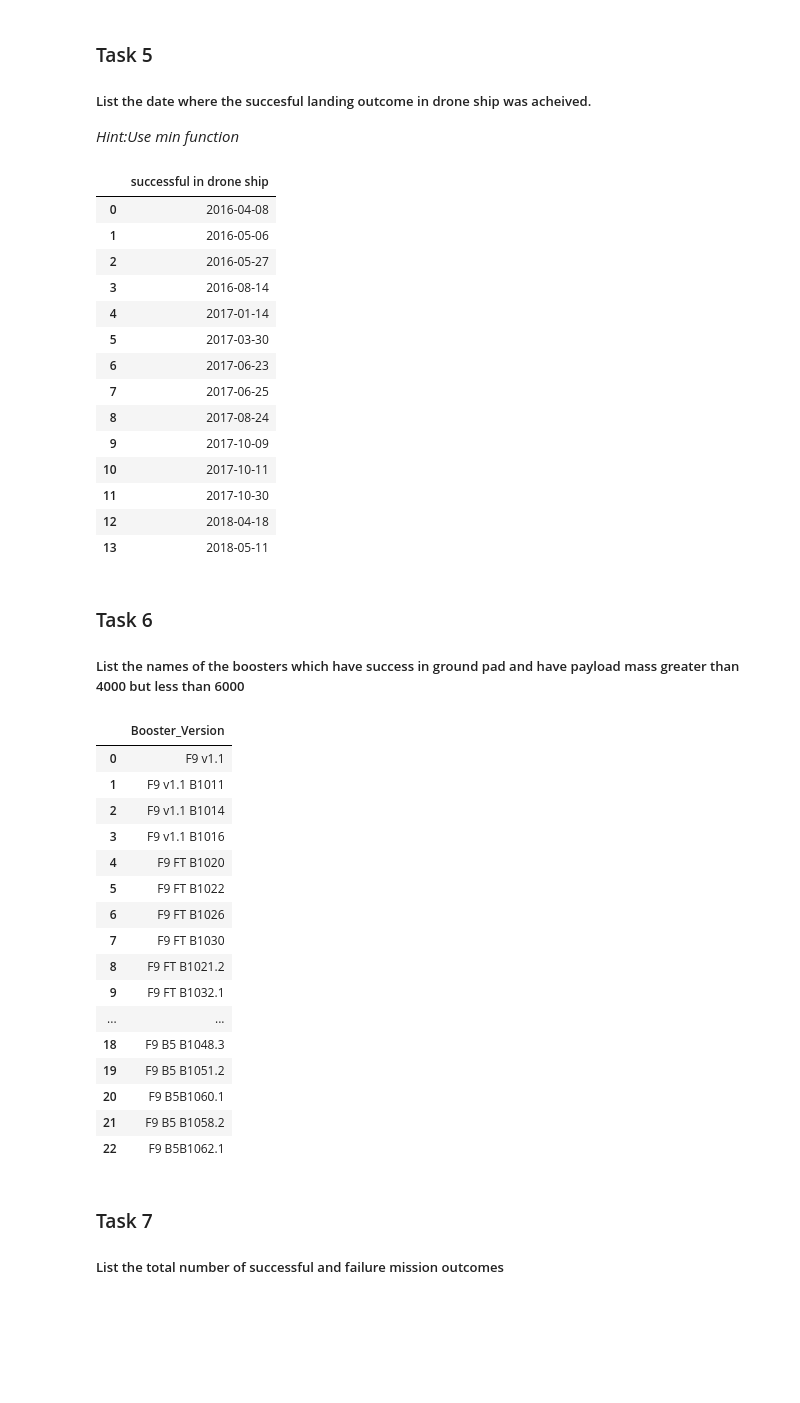
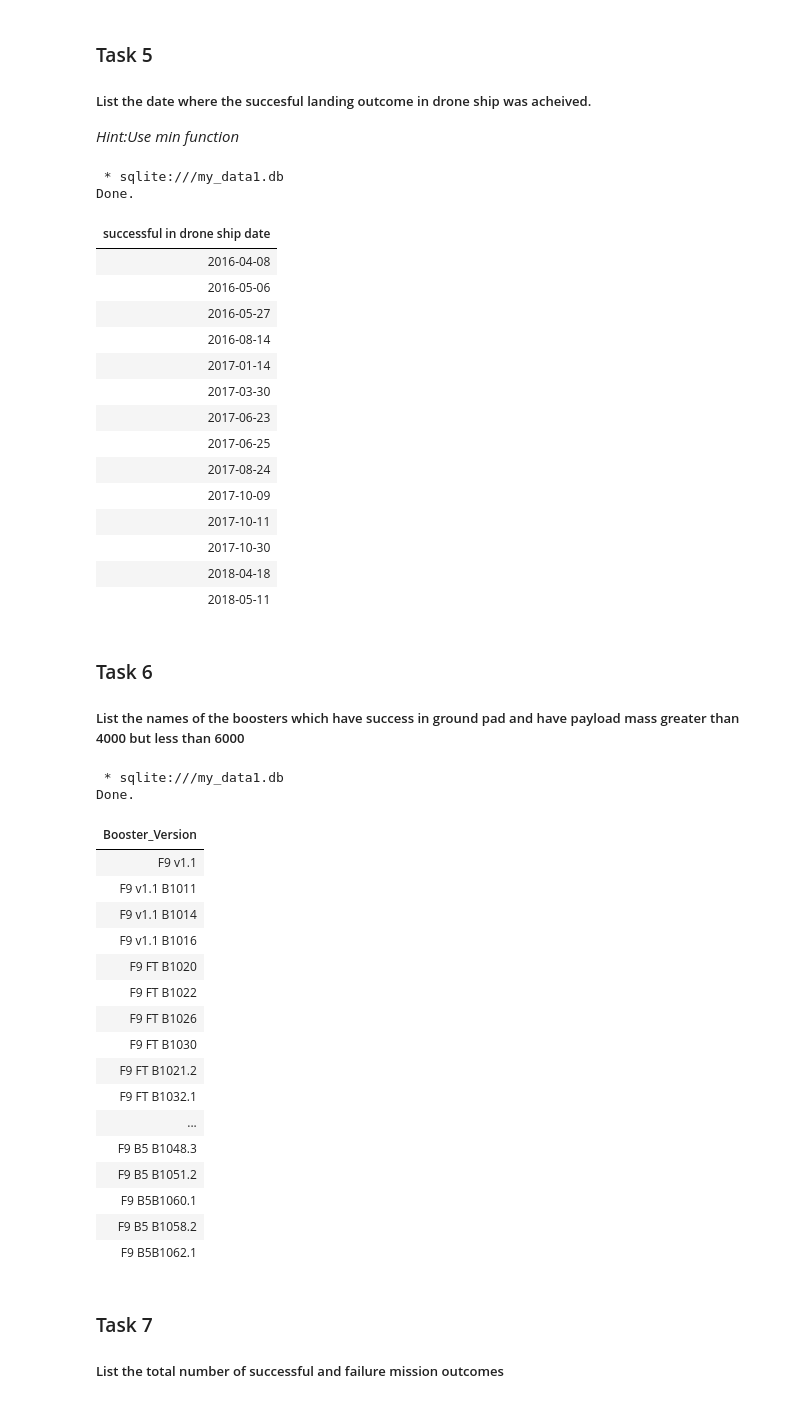
Before and after one commit to bigtomate/python_data_science_ML_capstone_project, a Jupyter notebook: module2_EDA/jupyter-labs-eda-sql-edx-sqllite-v1.ipynb, the cells around one changed output. Drawn from its saved outputs; the diff is of its cells as text; code cells hidden in the pictures; blank space fills up the shorter version.

```diff
--- a/module2_EDA/jupyter-labs-eda-sql-edx-sqllite-v1.ipynb
+++ b/module2_EDA/jupyter-labs-eda-sql-edx-sqllite-v1.ipynb
@@ -190,51 +200,51 @@ query_output
 
 _Hint:Use min function_
 # %%
-query_statement = 'SELECT "Date" as "successful in drone ship" from SPACEXTABLE where "Landing_Outcome" = "Success (drone ship)"'
-query_output = pd.read_sql(query_statement, con)
-query_output
+%sql SELECT "Date" as "successful in drone ship date" from SPACEXTABLE where "Landing_Outcome" = "Success (drone ship)";
 # %% [output]
+ * sqlite:///my_data1.db
+Done.
-|  | successful in drone ship |
-| 0 | 2016-04-08 |
-| 1 | 2016-05-06 |
-| 2 | 2016-05-27 |
-| 3 | 2016-08-14 |
-| 4 | 2017-01-14 |
-| 5 | 2017-03-30 |
-| 6 | 2017-06-23 |
-| 7 | 2017-06-25 |
-| 8 | 2017-08-24 |
-| 9 | 2017-10-09 |
-| 10 | 2017-10-11 |
-| 11 | 2017-10-30 |
-| 12 | 2018-04-18 |
-| 13 | 2018-05-11 |
+| successful in drone ship date |
+| 2016-04-08 |
+| 2016-05-06 |
+| 2016-05-27 |
+| 2016-08-14 |
+| 2017-01-14 |
+| 2017-03-30 |
+| 2017-06-23 |
+| 2017-06-25 |
+| 2017-08-24 |
+| 2017-10-09 |
+| 2017-10-11 |
+| 2017-10-30 |
+| 2018-04-18 |
+| 2018-05-11 |
 # %% [markdown]
 ### Task 6
 
 ##### List the names of the boosters which have success in ground pad  and have payload mass greater than 4000 but less than 6000
 # %%
-query_statement = 'SELECT "Booster_Version" from SPACEXTABLE where "PAYLOAD_MASS__KG_" > 4000 and "PAYLOAD_MASS__KG_" < 6000'
-query_output = pd.read_sql(query_statement, con)
-query_output
+%sql SELECT "Booster_Version" from SPACEXTABLE where "PAYLOAD_MASS__KG_" > 4000 and "PAYLOAD_MASS__KG_" < 6000
 # %% [output]
+ * sqlite:///my_data1.db
+Done.
-|  | Booster_Version |
-| 0 | F9 v1.1 |
-| 1 | F9 v1.1 B1011 |
-| 2 | F9 v1.1 B1014 |
-| 3 | F9 v1.1 B1016 |
-| 4 | F9 FT B1020 |
-| 5 | F9 FT B1022 |
-| 6 | F9 FT B1026 |
-| 7 | F9 FT B1030 |
-| 8 | F9 FT B1021.2 |
-| 9 | F9 FT B1032.1 |
-| ... | ... |
-| 18 | F9 B5 B1048.3 |
-| 19 | F9 B5 B1051.2 |
-| 20 | F9 B5B1060.1 |
-| 21 | F9 B5 B1058.2 |
-| 22 | F9 B5B1062.1 |
+| Booster_Version |
+| F9 v1.1 |
+| F9 v1.1 B1011 |
+| F9 v1.1 B1014 |
+| F9 v1.1 B1016 |
+| F9 FT B1020 |
+| F9 FT B1022 |
+| F9 FT B1026 |
+| F9 FT B1030 |
+| F9 FT B1021.2 |
+| F9 FT B1032.1 |
+| ... |
+| F9 B5 B1048.3 |
+| F9 B5 B1051.2 |
+| F9 B5B1060.1 |
+| F9 B5 B1058.2 |
+| F9 B5B1062.1 |
 # %% [markdown]
 ### Task 7
 
```
Also changed, not shown: parts of 16 cells of this notebook.
